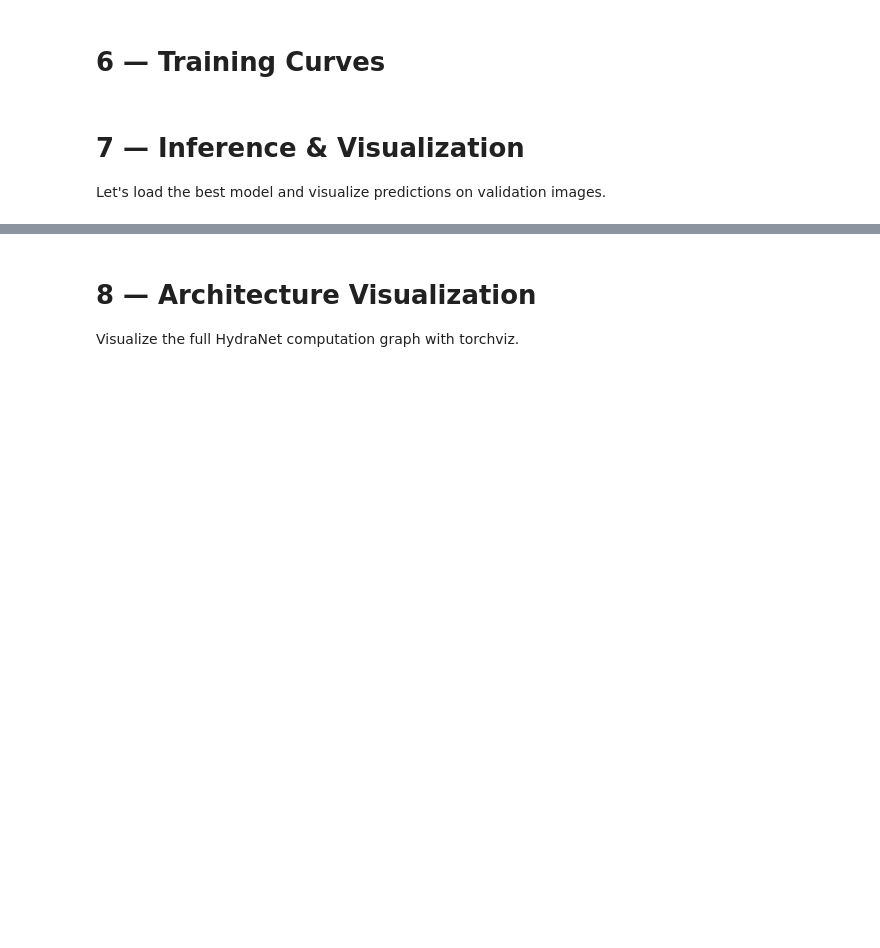
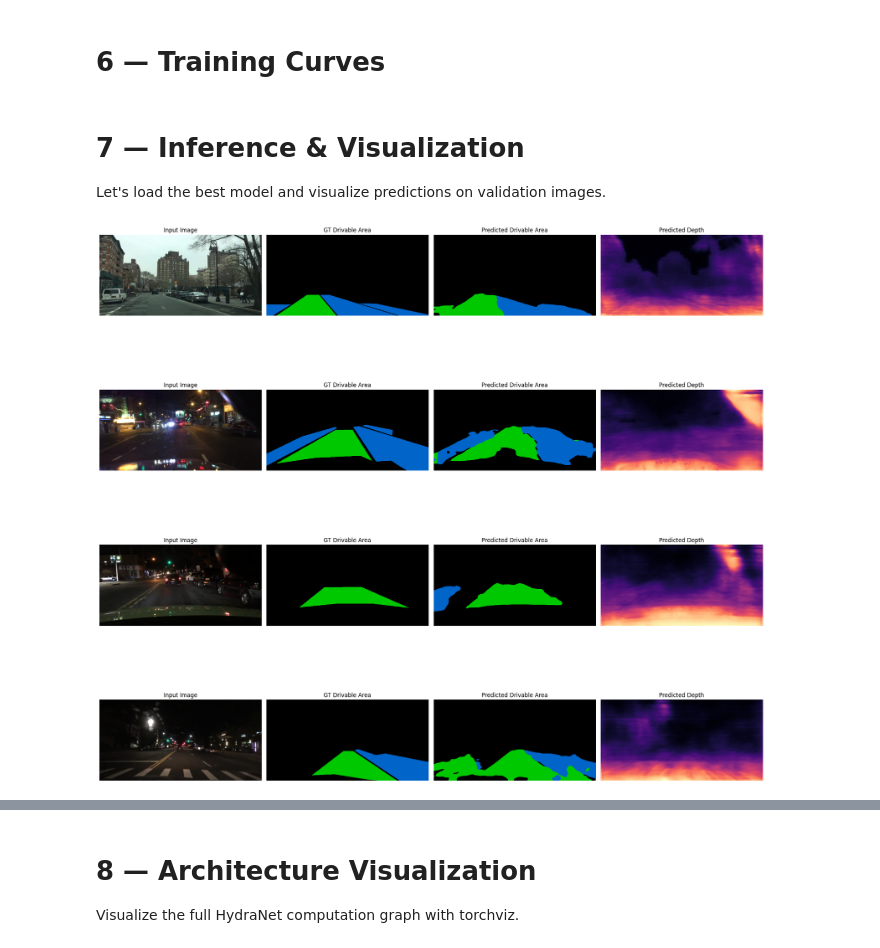
Before and after one commit to Jeremy26/hydranets_course, a Jupyter notebook: Module_2_Depth_Segmentation.ipynb, the cells around one changed output, grey strips where cells are left out. Saved outputs shown, nothing was run; the diff lists cells and outputs as text; code cells hidden in the pictures; blank space fills up the shorter version.

```diff
--- a/Module_2_Depth_Segmentation.ipynb
+++ b/Module_2_Depth_Segmentation.ipynb
@@ -754,10 +831,10 @@ print("Training functions defined!")
 # %%
-os.makedirs('/content/gdrive/My Drive/hydranet_checkpoints', exist_ok=True)
+model.load_state_dict(torch.load('/content/gdrive/My Drive/hydranet_best_old_2.pth', map_location=device))
 
 history = {'train_loss': [], 'val_loss': [], 'val_miou': [], 'val_rmse': []}
 best_miou = 0.0
 
-for epoch in range(NUM_EPOCHS):
+for epoch in range(8, NUM_EPOCHS):
     train_m = train_one_epoch(model, train_loader, optimizer, device)
     val_m   = validate(model, val_loader, device)
     scheduler.step()
@@ -779,7 +856,7 @@ for epoch in range(NUM_EPOCHS):
 
     if val_m['miou'] > best_miou:
         best_miou = val_m['miou']
-        torch.save(model.state_dict(), '/content/gdrive/My Drive/hydranet_checkpoints/hydranet_best.pth')
+        torch.save(model.state_dict(), '/content/gdrive/MyDrive/hydranet_best.pth')
         print(f"  -> Saved best model (mIoU: {best_miou:.4f})")
 
 print(f"\nTraining complete! Best mIoU: {best_miou:.4f}")
@@ -809,7 +888,7 @@ plt.show()
 
 Let's load the best model and visualize predictions on validation images.
 # %%
-model.load_state_dict(torch.load('/content/gdrive/My Drive/hydranet_checkpoints/hydranet_best.pth', map_location=device))
+model.load_state_dict(torch.load('/content/gdrive/MyDrive/hydranet_best.pth', map_location=device))
 model.eval()
 
 MEAN = torch.tensor(IMAGENET_MEAN).view(3, 1, 1)
@@ -818,37 +897,39 @@ STD  = torch.tensor(IMAGENET_STD).view(3, 1, 1)
 def denormalize(t):
     return (t.cpu() * STD + MEAN).clamp(0, 1).permute(1, 2, 0).numpy()
 
-val_batch = next(iter(val_loader))
+val_batch = next(iter(train_loader))
 images = val_batch['image'].to(device)
 
 with torch.no_grad():
     driv_pred, depth_pred = model(images)
 
 driv_pred  = driv_pred.argmax(dim=1).cpu().numpy()
 depth_pred = depth_pred.squeeze(1).cpu().numpy()
 
 n_show = min(4, images.shape[0])
 fig, axes = plt.subplots(n_show, 4, figsize=(20, 5 * n_show))
 
 for i in range(n_show):
     axes[i, 0].imshow(denormalize(images[i]))
     axes[i, 0].set_title('Input Image')
     axes[i, 0].axis('off')
 
     axes[i, 1].imshow(colorize_drivable(val_batch['drivable'][i].numpy()))
     axes[i, 1].set_title('GT Drivable Area')
     axes[i, 1].axis('off')
 
     axes[i, 2].imshow(colorize_drivable(driv_pred[i]))
     axes[i, 2].set_title('Predicted Drivable Area')
     axes[i, 2].axis('off')
 
     axes[i, 3].imshow(depth_pred[i], cmap='magma')
     axes[i, 3].set_title('Predicted Depth')
     axes[i, 3].axis('off')
 
 plt.tight_layout()
 plt.show()
+# %% [output]
+[figure, added]
 # %%
 # Debug: Check loss scales on a single batch
 model.eval()
```
Also changed, not shown: parts of 18 cells of this notebook.
